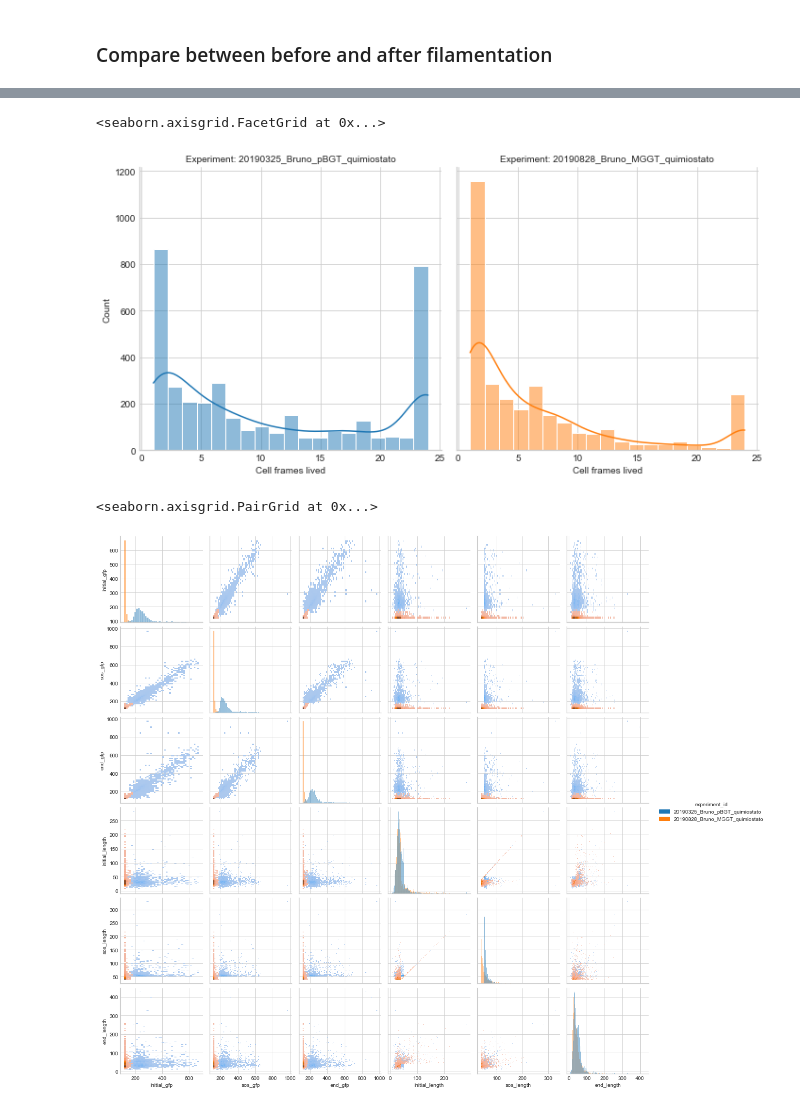
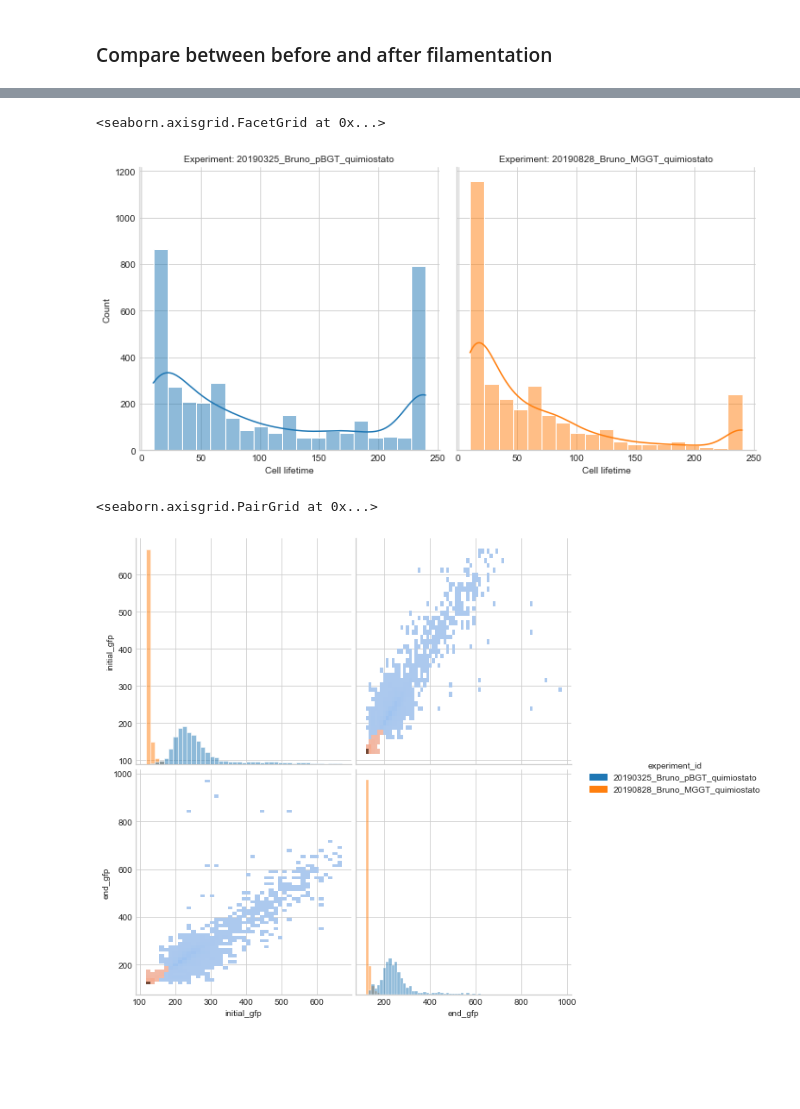
Before and after one commit to jvelezmagic/cell_viewer, a Jupyter notebook: notebooks/2.0-jvs-eda.ipynb, the cells around one changed output, grey strips where cells are left out. Cells and saved outputs as stored; diff of their text form; code cells hidden in the pictures; blank space fills up the shorter version.

Commit message:
Update to use time instead of frames.

```diff
--- a/notebooks/2.0-jvs-eda.ipynb
+++ b/notebooks/2.0-jvs-eda.ipynb
@@ -143,6 +144,7 @@ results = (
     .rename_column(0, "metrics")
     .pipe(lambda df: pd.concat([df, pd.json_normalize(df.metrics)], axis=1))
     .drop(columns="metrics")
+    .assign(time_lived=lambda df: df.frames_lived * 10)
 )
 
 results
@@ -198,7 +200,7 @@ frames_lived_full_p = (
 # %%
 frames_lived_p = sns.displot(
     data=results,
-    x="frames_lived",
+    x="time_lived",
     hue="experiment_id",
     col="experiment_id",
     kde=True,
@@ -207,26 +209,26 @@ frames_lived_p = sns.displot(
 
 (
     frames_lived_p
-    .set_axis_labels("Cell frames lived", "Count")
+    .set_axis_labels("Cell lifetime", "Count")
     .set_titles("Experiment: {col_name}")
 )
 # %% [output]
 <seaborn.axisgrid.FacetGrid at 0x...>
-[figure, old version]
+[figure, new version]
 # %%
 pairplot_metrics_p = (
     results
-    .select_columns(["experiment_id", "*_gfp", "*_length"])
+    .select_columns(["experiment_id", "initial_gfp", "end_gfp"])
     .pipe(
         lambda df:
-            sns.pairplot(data=df, hue="experiment_id", kind="hist")
+            sns.pairplot(data=df, hue="experiment_id", kind="hist", height=4)
     )
 )
 
 pairplot_metrics_p
 # %% [output]
 <seaborn.axisgrid.PairGrid at 0x...>
-[figure, old version]
+[figure, new version]
 # %%
 length_time_p = (
     processed_lineages_df
```
Also changed, not shown: parts of 5 cells of this notebook.
